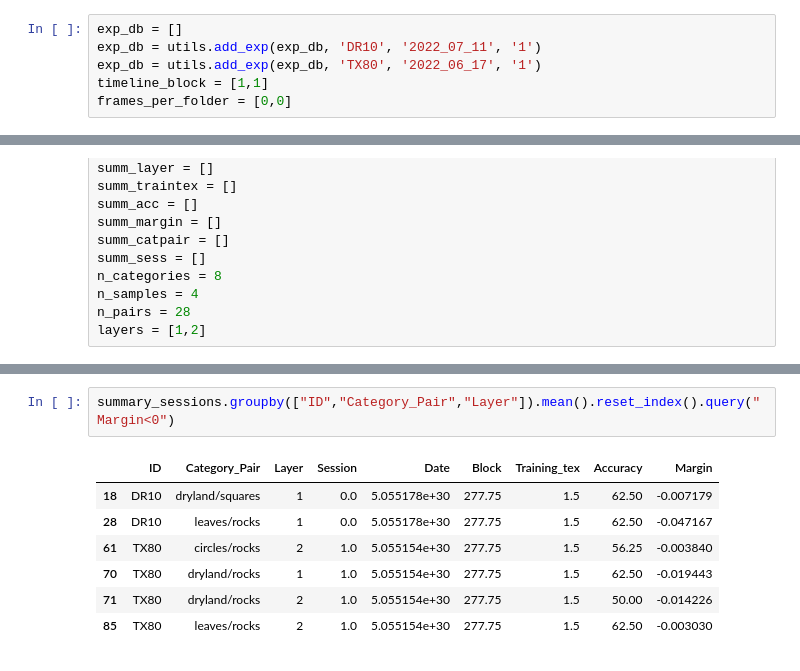
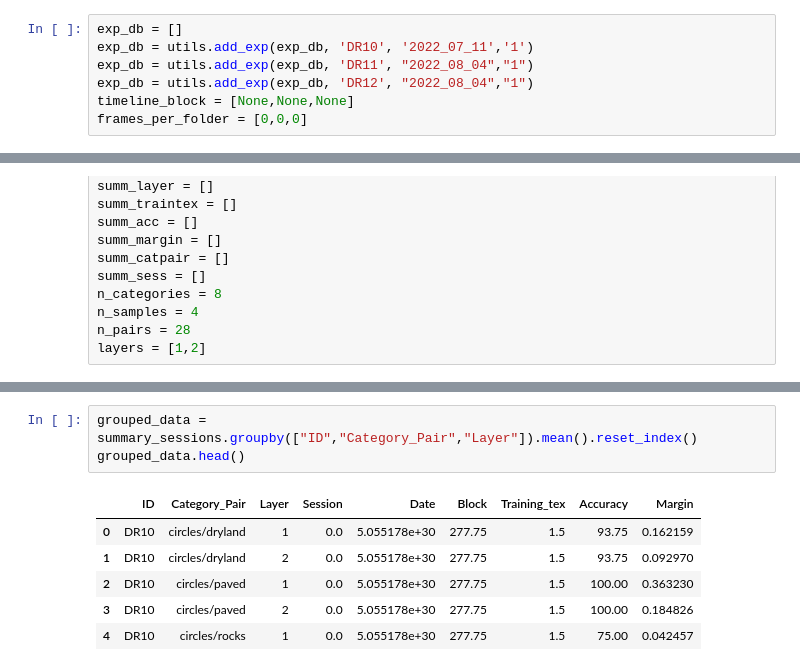
Before and after one commit to NunezKant/Dprime, a Jupyter notebook: PassiveStim/scripts/Minimal load example.ipynb, the cells around one changed output, grey strips where cells are left out. Saved outputs shown, nothing was run; the diff lists cells and outputs as text.

```diff
--- a/PassiveStim/scripts/Minimal load example.ipynb
+++ b/PassiveStim/scripts/Minimal load example.ipynb
@@ -21,10 +22,11 @@ The autoreload extension is already loaded. To reload it, use:
   %reload_ext autoreload
 # %%
 exp_db = []
-exp_db = utils.add_exp(exp_db, 'DR10', '2022_07_11', '1')
-exp_db = utils.add_exp(exp_db, 'TX80', '2022_06_17', '1')
-timeline_block = [1,1]
-frames_per_folder = [0,0]
+exp_db = utils.add_exp(exp_db, 'DR10', '2022_07_11','1')
+exp_db = utils.add_exp(exp_db, 'DR11', "2022_08_04","1")
+exp_db = utils.add_exp(exp_db, 'DR12', "2022_08_04","1")
+timeline_block = [None,None,None]
+frames_per_folder = [0,0,0]
 # %%
 Sessions = utils.build_sessions(exp_db, frames_per_folder, timeline_block, dual_plane=True, baseline=True)
 # %% [output]
@@ -111,12 +115,12 @@ summary_sessions.head()
 | 3 | 0 | DR10 | 2022_07_11 | 1 | 1 | 3 | 100.0 | 0.247694 | leaves/circles |
 | 4 | 0 | DR10 | 2022_07_11 | 1 | 1 | 0 | 75.0 | 0.116608 | leaves/dryland |
 # %%
-summary_sessions.groupby(["ID","Category_Pair","Layer"]).mean().reset_index().query("Margin<0")
+grouped_data = summary_sessions.groupby(["ID","Category_Pair","Layer"]).mean().reset_index()
+grouped_data.head()
 # %% [output]
 |  | ID | Category_Pair | Layer | Session | Date | Block | Training_tex | Accuracy | Margin |
-| 18 | DR10 | dryland/squares | 1 | 0.0 | 5.055178e+30 | 277.75 | 1.5 | 62.50 | -0.007179 |
-| 28 | DR10 | leaves/rocks | 1 | 0.0 | 5.055178e+30 | 277.75 | 1.5 | 62.50 | -0.047167 |
-| 61 | TX80 | circles/rocks | 2 | 1.0 | 5.055154e+30 | 277.75 | 1.5 | 56.25 | -0.003840 |
-| 70 | TX80 | dryland/rocks | 1 | 1.0 | 5.055154e+30 | 277.75 | 1.5 | 62.50 | -0.019443 |
-| 71 | TX80 | dryland/rocks | 2 | 1.0 | 5.055154e+30 | 277.75 | 1.5 | 50.00 | -0.014226 |
-| 85 | TX80 | leaves/rocks | 2 | 1.0 | 5.055154e+30 | 277.75 | 1.5 | 62.50 | -0.003030 |
+| 0 | DR10 | circles/dryland | 1 | 0.0 | 5.055178e+30 | 277.75 | 1.5 | 93.75 | 0.162159 |
+| 1 | DR10 | circles/dryland | 2 | 0.0 | 5.055178e+30 | 277.75 | 1.5 | 93.75 | 0.092970 |
+| 2 | DR10 | circles/paved | 1 | 0.0 | 5.055178e+30 | 277.75 | 1.5 | 100.00 | 0.363230 |
+| 3 | DR10 | circles/paved | 2 | 0.0 | 5.055178e+30 | 277.75 | 1.5 | 100.00 | 0.184826 |
+| 4 | DR10 | circles/rocks | 1 | 0.0 | 5.055178e+30 | 277.75 | 1.5 | 75.00 | 0.042457 |
```
Also changed, not shown: parts of 11 cells of this notebook, 2 other files.
